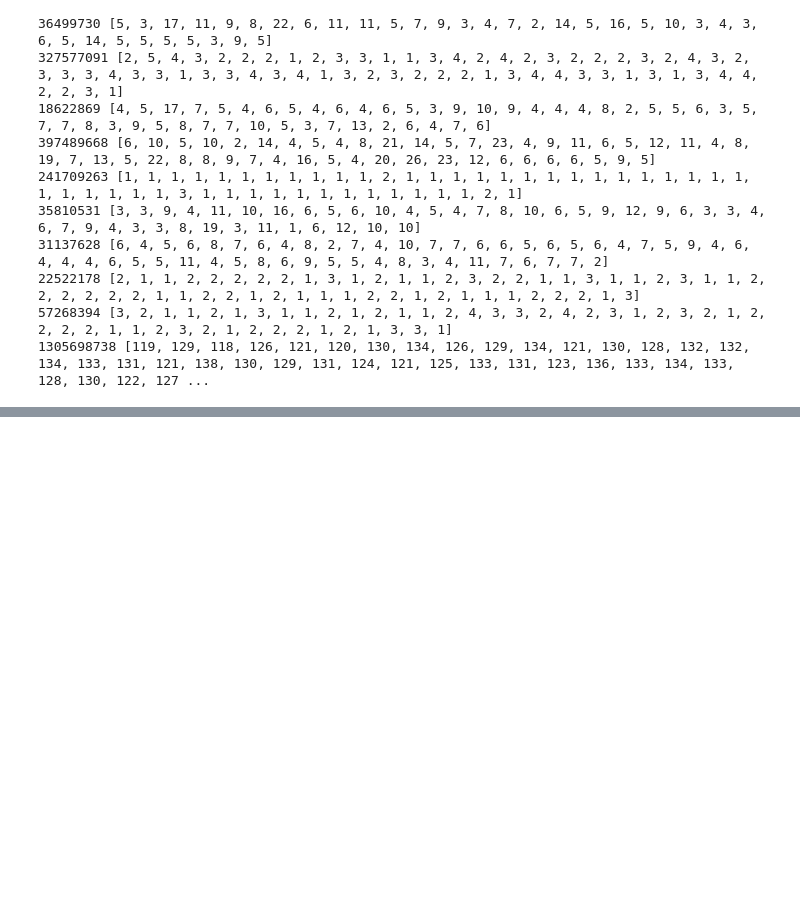
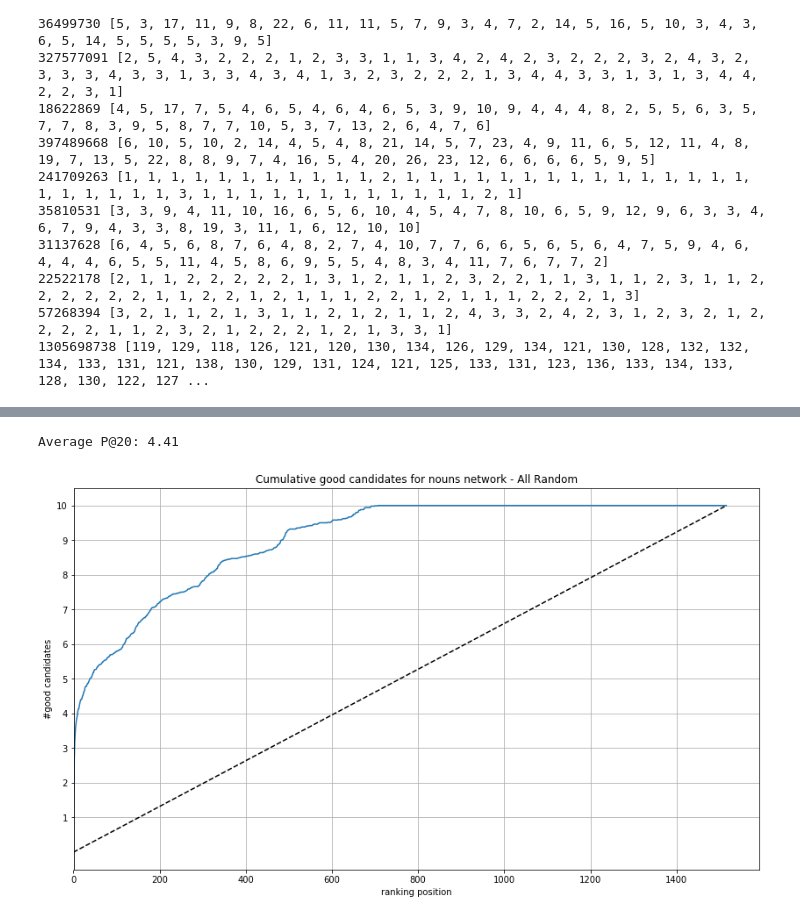
Before and after one commit to DataSciencePolimi/NetSKE, a Jupyter notebook: graphs/Finance Domain - Parallel Test.ipynb, the cells around one changed output, grey strips where cells are left out. Saved outputs shown, nothing was run; the diff lists cells and outputs as text; code cells hidden in the pictures; blank space fills up the shorter version.

```diff
--- a/graphs/Finance Domain - Parallel Test.ipynb
+++ b/graphs/Finance Domain - Parallel Test.ipynb
@@ -196,3 +199,6 @@ for test in [1]:
 # %%
-for id_user in candidates_ranking:
-    print seed_data[seed_data['id_user'] == int(id_user)]['screen_name'].values[0], np.mean(candidates_ranking[id_user])
+result = []
+for id_user in sorted(candidates_ranking, key=candidates_ranking.get):
+    result.append(tuple(
+        (seed_data[seed_data['id_user'] == int(id_user)]['screen_name'].values[0], np.mean(candidates_ranking[id_user]))
+    ))
@@ -243,0 +255,11 @@ for id_user in candidates_ranking:
+# %%
+# features file reading and metadata inclusion
+userdata = pd.read_csv(path+'noun_network_nodes.csv', sep='\t') # match graph id and user instance
+data = pd.read_csv(path+'user_features_noun.emb', sep=' ', header=None, skiprows=1)
+data = userdata.merge(data, left_on='id', right_on=0)
+data.drop(0, inplace=True, axis=1)
+data.columns = ['id_graph','id_user','username','usertype']+header
+
+data = data[data['usertype'].isin(['seed','user'])]
+data.reset_index(inplace=True)
+data.head()
@@ -243,0 +273,49 @@ for id_user in candidates_ranking:
+# %%
+# store the retrieval position of each seed
+candidates_ranking = {}
+for u in allseeds:
+    candidates_ranking[u] = []
+
+ysum = np.zeros(data.shape[0] - 10)
+#alldistr = pd.DataFrame(columns=['sim','freq'])
+prec_20 = []
+
+for seeds in combinations:
+    effective_seeds = list(seeds)
+    good_candidates = list(set(allseeds)-(set(effective_seeds)))
+
+    seedsVectors = data[data['id_user'].isin(effective_seeds)]
+    centroid = computeCentroid(seedsVectors, header)
+    candidates = data[~data['id_user'].isin(effective_seeds)]
+
+    r = candidatesRanking(candidates, centroid, header)
+    r['good'] = r.apply(lambda x: True if x['id_user'] in good_candidates else False, axis=1)
+    y = cumulativeGoodCandidates(r)
+    ysum = ysum + y
+
+    for index, candidate in r[r['good'] == True].iterrows():
+        id_user = candidate['id_user']
+        candidates_ranking[id_user].append(index+1)
+
+    #sim_distr = computeSimDistribution(r, 3)
+    #alldistr = pd.concat([alldistr, sim_distr])
+    prec_20.append(cumulativeGoodCandidates(r[:20])[19])
+
+y_avg = ysum.astype(float)/len(combinations)
+
+plt.figure(figsize=(14,8))
+plt.title('Cumulative good candidates for nouns network - All Random')
+plt.ylabel('#good candidates')
+plt.xlabel('ranking position')
+
+plt.plot(y_avg)
+plt.plot([0, len(y_avg)],[0, 10], linestyle='--', color='black')
+plt.xlim(xmin=1)
+
+plt.yticks(range(1,11))
+plt.grid(True)
+
+print 'Average P@20: {:.2f}'.format(np.mean(prec_20))
+# %% [output]
+Average P@20: 4.41
+[figure, added]
```
Also changed, not shown: parts of 15 cells of this notebook, 2 other files.
